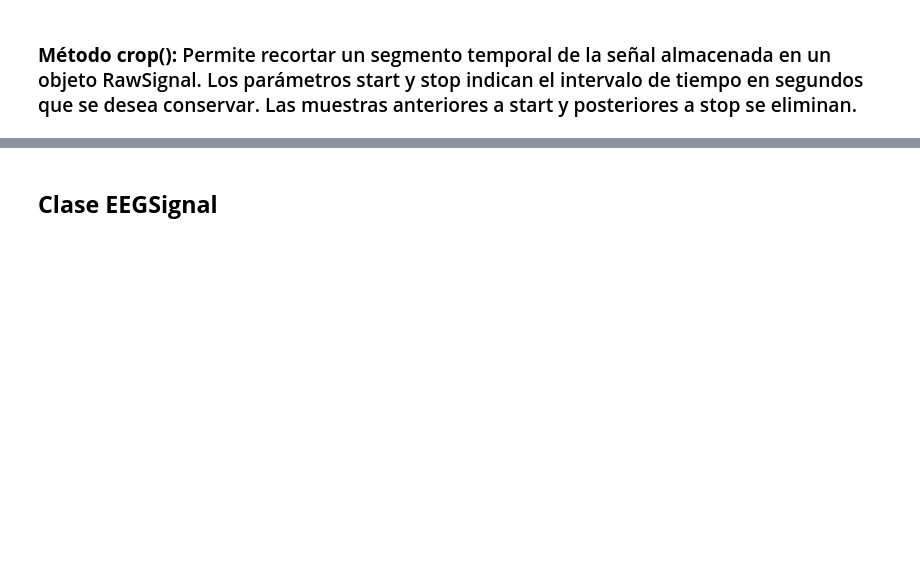
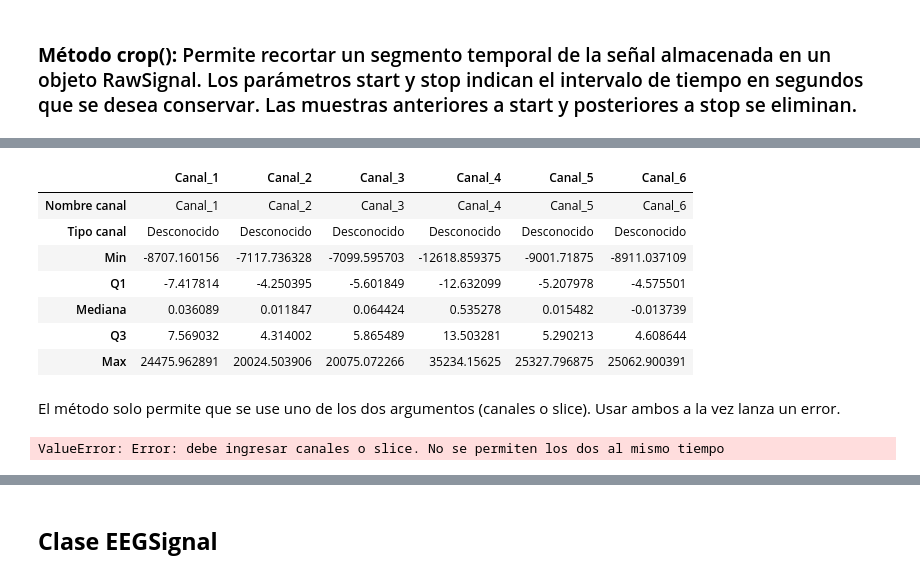
Before and after one commit to SrMichi19/TIF, a Jupyter notebook: 1. TIF/Pruebas Funcionales_TIF.ipynb, the cells around one changed output, grey strips where cells are left out. Drawn from its saved outputs; the diff is of its cells as text; code cells hidden in the pictures; blank space fills up the shorter version.

```diff
--- a/1. TIF/Pruebas Funcionales_TIF.ipynb
+++ b/1. TIF/Pruebas Funcionales_TIF.ipynb
@@ -667,11 +712,24 @@ datos
 # %%
-# Metodo pick(). Sin el objeto Info (toma los 62 canales) y usando "slice" selecciona algunos
-
 raw_signal_2 = RawSignal(data=eeg_data, sfreq=512, anotaciones=anotacioness)
 
 subset = raw_signal_2.pick(slice=[0,6])       # Obtenemos los canales de 0 a 4. (El 4 no se incluye)
 # subset = raw_signal_2.pick(canales=[0,2,4])
 asd = subset.get_data()
 asd.shape
-datos = subset.describe("Datoss.csv")   # Vemos algunos datos de los canales seleccionados
+datos = subset.describe("Datos.csv")   # Vemos algunos datos de los canales seleccionados
 datos
+# %% [output]
+|  | Canal_1 | Canal_2 | Canal_3 | Canal_4 | Canal_5 | Canal_6 |
+| Nombre canal | Canal_1 | Canal_2 | Canal_3 | Canal_4 | Canal_5 | Canal_6 |
+| Tipo canal | Desconocido | Desconocido | Desconocido | Desconocido | Desconocido | Desconocido |
+| Min | -8707.160156 | -7117.736328 | -7099.595703 | -12618.859375 | -9001.71875 | -8911.037109 |
+| Q1 | -7.417814 | -4.250395 | -5.601849 | -12.632099 | -5.207978 | -4.575501 |
+| Mediana | 0.036089 | 0.011847 | 0.064424 | 0.535278 | 0.015482 | -0.013739 |
+| Q3 | 7.569032 | 4.314002 | 5.865489 | 13.503281 | 5.290213 | 4.608644 |
+| Max | 24475.962891 | 20024.503906 | 20075.072266 | 35234.15625 | 25327.796875 | 25062.900391 |
+# %% [markdown]
+El método solo permite que se use uno de los dos argumentos (canales o slice). Usar ambos a la vez lanza un error.
+# %%
+raw_signal.pick(canales=["1", "2"], slice=[0, 5])
+# %% [output]
+ValueError: Error: debe ingresar canales o slice. No se permiten los dos al mismo tiempo
```
Also changed, not shown: parts of 72 cells of this notebook.
